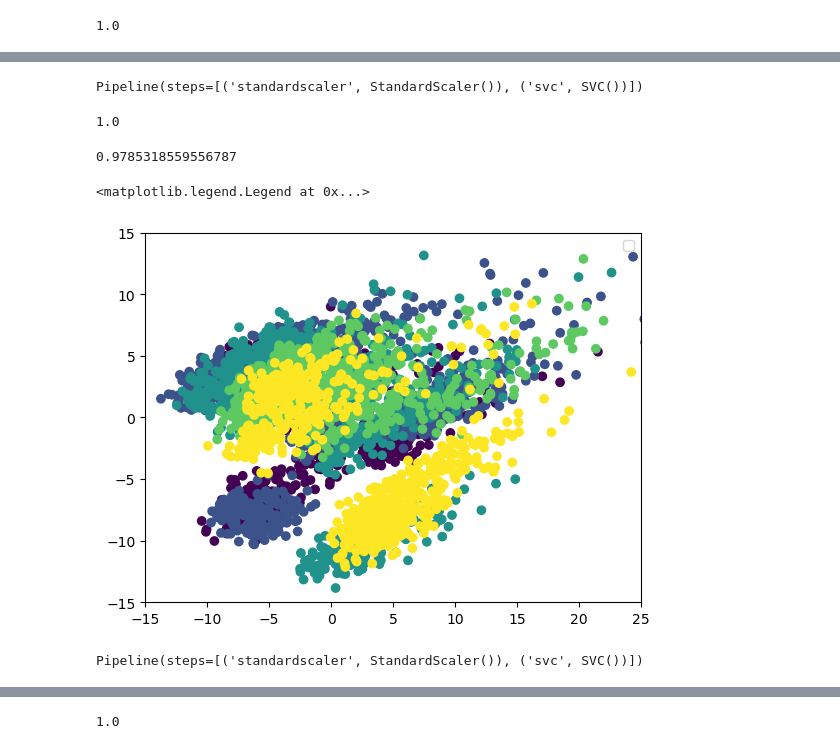
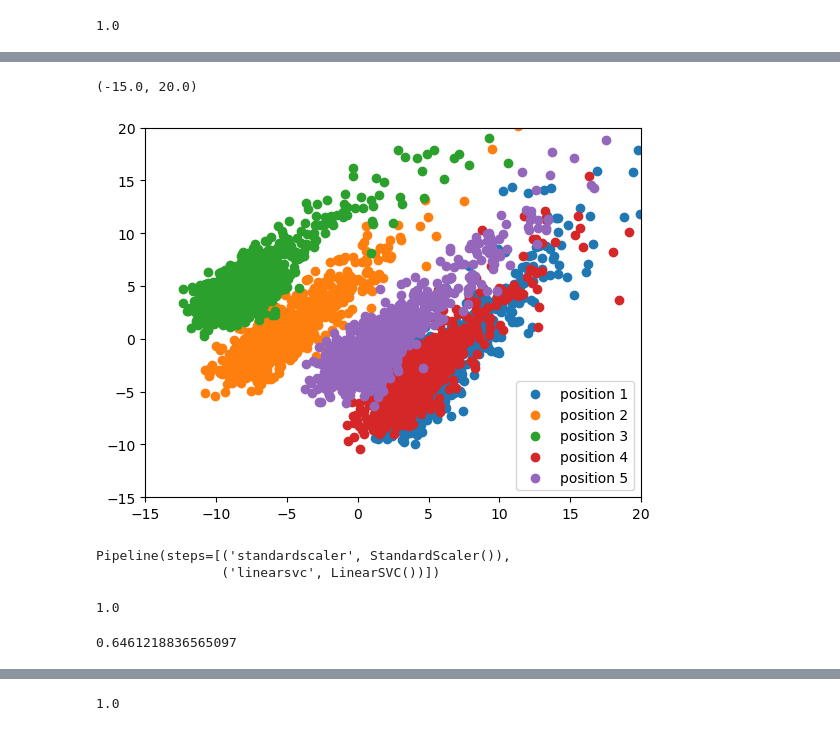
Before and after one commit to Tilman-Burghoff/acoustic-sensing, a Jupyter notebook: experiment1/data_exploration.ipynb, the cells around one changed output, grey strips where cells are left out. Cells and saved outputs as stored; diff of their text form; code cells hidden in the pictures.

```diff
--- a/experiment1/data_exploration.ipynb
+++ b/experiment1/data_exploration.ipynb
@@ -109,10 +97,20 @@ class_1_pca.shape
+# %%
+avg_spectogram = np.zeros((5, X.shape[1]))
+for i in range(5):
+    position_indizes = get_indizes_of_position(i+1)
+    plt.scatter(analysis[position_indizes, 0], analysis[position_indizes, 1], label=f"position {i+1}")
+plt.legend()
+plt.xlim(-15,20)
+plt.ylim(-15,20)
+# %% [output]
+(-15.0, 20.0)
+[figure, added]
 # %%
-from sklearn.model_selection import train_test_split
-from sklearn.svm import SVC
-X_train2, X_test2, y_train2, y_test2 = train_test_split(X_data, np.arange(5).repeat(875), test_size=0.33, random_state=42)
+X_train2, X_test2, y_train2, y_test2 = train_test_split(X_data, y[:,1].ravel(), test_size=0.33, random_state=42)
 
-clf = make_pipeline(StandardScaler(), SVC())
-clf.fit(X_train2, y_train2)
+clf2 = make_pipeline(StandardScaler(), LinearSVC())
+clf2.fit(X_train2, y_train2)
 # %% [output]
-Pipeline(steps=[('standardscaler', StandardScaler()), ('svc', SVC())])
+Pipeline(steps=[('standardscaler', StandardScaler()),
+                ('linearsvc', LinearSVC())])
 # %%
@@ -120,13 +118,6 @@ clf.score(X_train2, y_train2)
 # %% [output]
 1.0
 # %%
-clf.score(X_test2, y_test2)
+clf2.score(X_test2, y_test2)
 # %% [output]
-0.9785318559556787
+0.6461218836565097
-# %%
-plt.scatter(analysis[:,0], analysis[:,1], c=np.arange(5).repeat(875))
-plt.xlim(-15,25)
-plt.ylim(-15,15)
-# %% [output]
-<matplotlib.legend.Legend at 0x...>
-[figure, removed]
@@ -138,5 +123,0 @@ y_test3 = y.ravel()[-875:]
-# %%
-clf = make_pipeline(StandardScaler(), SVC())
-clf.fit(X_train3, y_train3)
-# %% [output]
-Pipeline(steps=[('standardscaler', StandardScaler()), ('svc', SVC())])
```
Also changed, not shown: parts of 23 cells of this notebook, 1 other file.
